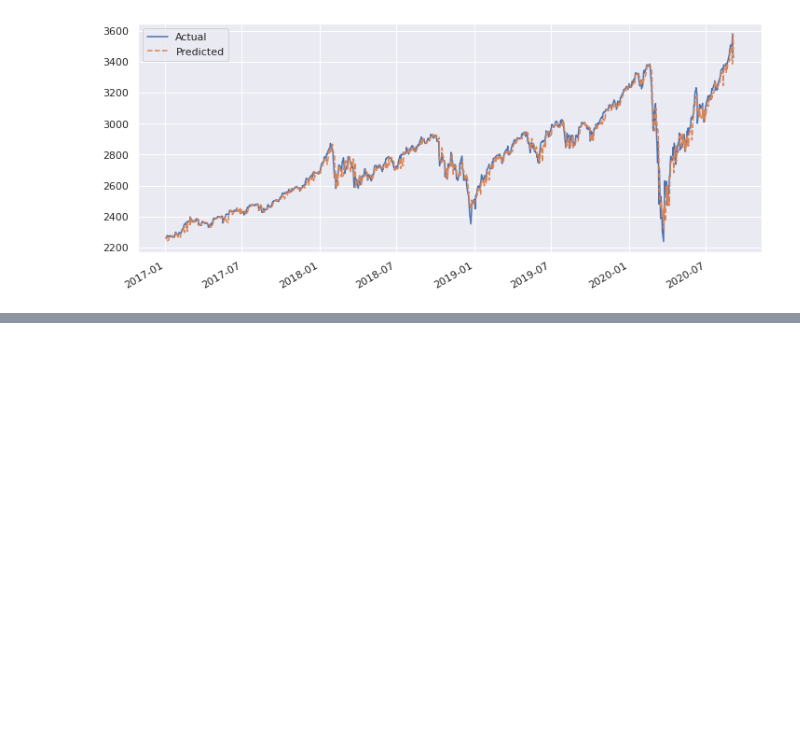
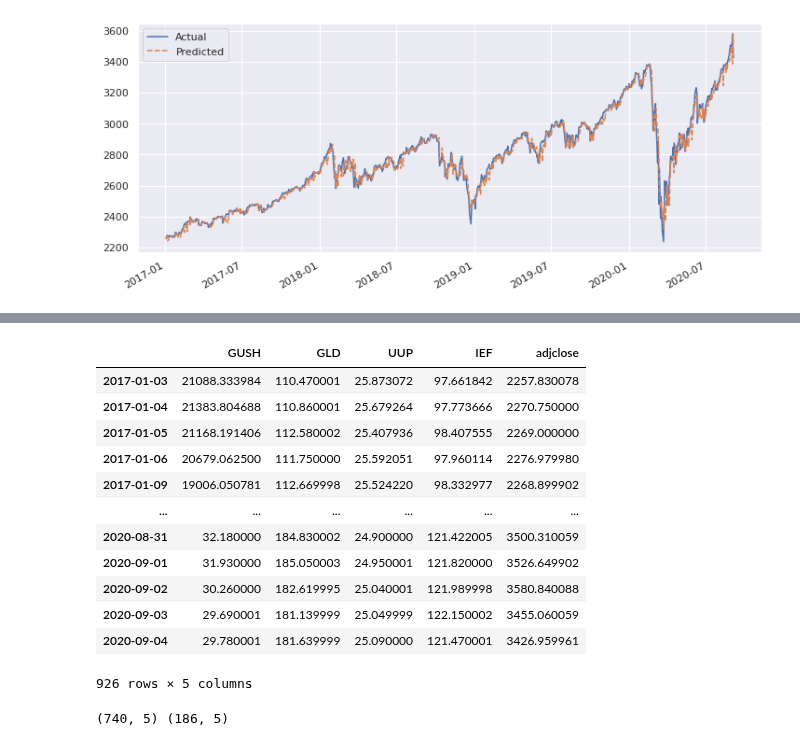
Before and after one commit to duybluemind1988/Data-science, a Jupyter notebook: Time_series/Time_series_all_method_2(multy).ipynb, the cells around one changed output, grey strips where cells are left out. Drawn from its saved outputs; the diff is of its cells as text; code cells hidden in the pictures; blank space fills up the shorter version.

```diff
--- a/Time_series/Time_series_all_method_2(multy).ipynb
+++ b/Time_series/Time_series_all_method_2(multy).ipynb
@@ -397,0 +432,26 @@ revenue 704.919921875
+# %%
+from yahoo_fin.stock_info import get_data
+
+stock_code={'Apple':'AAPL', 'Microsoft':'MSFT','Facebook':'Fb','Amazon':'AMZN',
+            'Twitter':'TWTR','SP500':'^GSPC'}
+
+df= get_data(stock_code['SP500'],  start_date = '2017-01-01',
+                          end_date='2020-09-05',
+                      index_as_date = True, interval="1d")
+df_sp500=df['adjclose']
+
+df_gld= get_data("GLD",start_date = '2017-01-01',end_date='2020-09-05',
+                      index_as_date = True, interval="1d") # Gold price
+df_dxy= get_data("UUP",start_date = '2017-01-01',end_date='2020-09-05',
+                      index_as_date = True, interval="1d") # Invesco DB US Dollar
+df_ief= get_data("IEF",start_date = '2017-01-01',end_date='2020-09-05',
+                      index_as_date = True, interval="1d") # 10 Year Treasury Bond
+df_gush= get_data("GUSH",start_date = '2017-01-01',end_date='2020-09-05',
+                      index_as_date = True, interval="1d") # Direxion Daily S&P Oil & Gas Exp. & Prod. Bull 2X Shares
+df_assets = pd.DataFrame({
+    'GUSH':df_gush['adjclose'],
+    'GLD': df_gld['adjclose'],
+    'UUP': df_dxy['adjclose'],
+    'IEF': df_ief['adjclose'],
+})
+df_assets
@@ -397,0 +472,26 @@ revenue 704.919921875
+# %%
+df=df_assets.merge(df_sp500,left_index=True,right_index=True)
+df
+# %% [output]
+|  | GUSH | GLD | UUP | IEF | adjclose |
+| 2017-01-03 | 21088.333984 | 110.470001 | 25.873072 | 97.661842 | 2257.830078 |
+| 2017-01-04 | 21383.804688 | 110.860001 | 25.679264 | 97.773666 | 2270.750000 |
+| 2017-01-05 | 21168.191406 | 112.580002 | 25.407936 | 98.407555 | 2269.000000 |
+| 2017-01-06 | 20679.062500 | 111.750000 | 25.592051 | 97.960114 | 2276.979980 |
+| 2017-01-09 | 19006.050781 | 112.669998 | 25.524220 | 98.332977 | 2268.899902 |
+| ... | ... | ... | ... | ... | ... |
+| 2020-08-31 | 32.180000 | 184.830002 | 24.900000 | 121.422005 | 3500.310059 |
+| 2020-09-01 | 31.930000 | 185.050003 | 24.950001 | 121.820000 | 3526.649902 |
+| 2020-09-02 | 30.260000 | 182.619995 | 25.040001 | 121.989998 | 3580.840088 |
+| 2020-09-03 | 29.690001 | 181.139999 | 25.049999 | 122.150002 | 3455.060059 |
+| 2020-09-04 | 29.780001 | 181.639999 | 25.090000 | 121.470001 | 3426.959961 |
+926 rows × 5 columns
+# %%
+split_number=0.80
+split=int(len(df) * split_number)
+train_set=df[:split]
+test_set=df[split:]
+predict_future=len(test_set)
+print(train_set.shape,test_set.shape)
+# %% [output]
+(740, 5) (186, 5)
```
Also changed, not shown: parts of 22 cells of this notebook.
